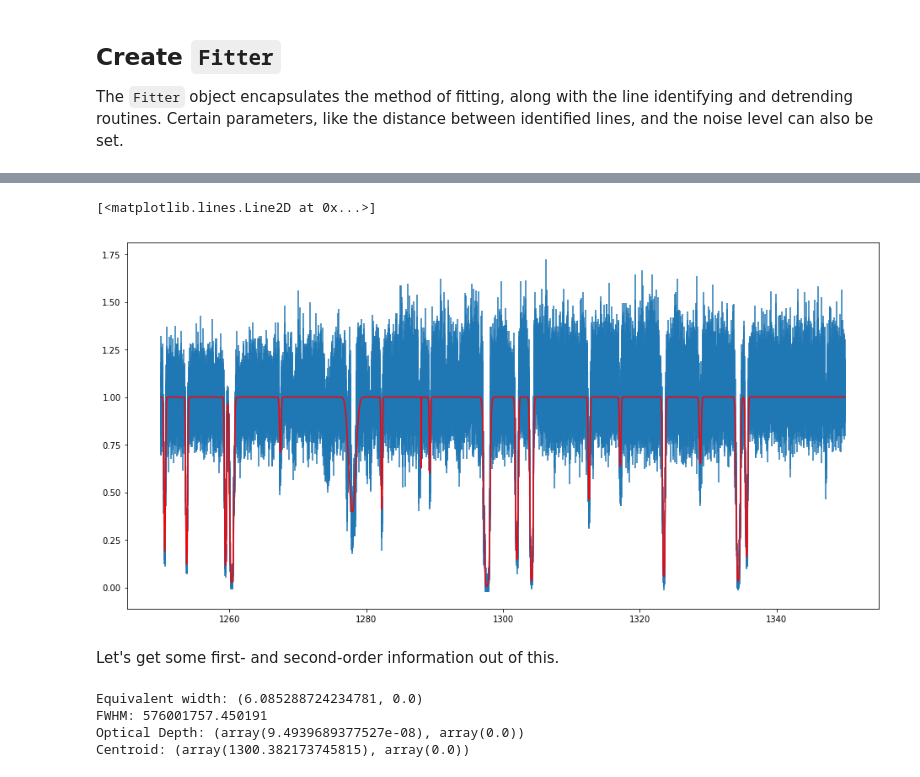
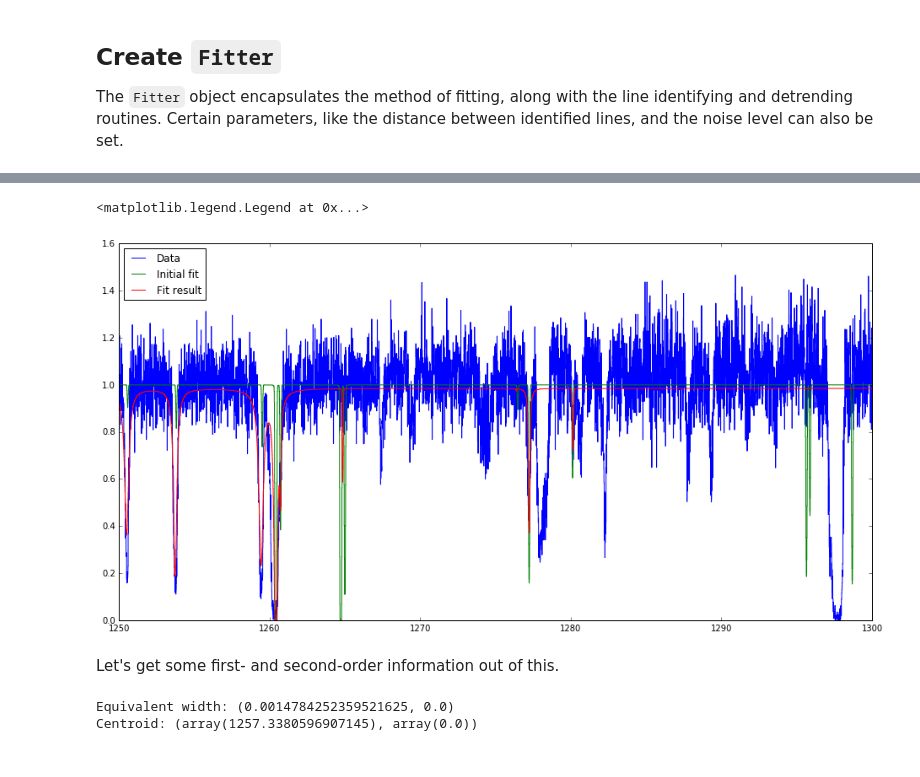
Before and after one commit to MISTY-pipeline/spectacle, a Jupyter notebook: notebooks/Fitting.ipynb, the cells around one changed output, grey strips where cells are left out. Cells and saved outputs as stored; diff of their text form; code cells hidden in the pictures.

```diff
--- a/notebooks/Fitting.ipynb
+++ b/notebooks/Fitting.ipynb
@@ -51,7 +86,8 @@ plt.errorbar(spectrum.dispersion, spectrum.flux, yerr=spectrum.uncertainty)
 The `Fitter` object encapsulates the method of fitting, along with the line identifying and detrending routines. Certain parameters, like the distance between identified lines, and the noise level can also be set.
 # %%
 # Create a fitter. The default fitting routine is a LevMarLSQ.
-fitter = LevMarFitter(noise=2.75)
-result_spectrum = fitter(spectrum)
-print(fitter.fit_info)
+fitter = LevMarLSQFitter()
+
+fit_spec_mod = fitter(spec_mod, spectrum.dispersion, spectrum.data, maxiter=500)
+fitter.fit_info['message']
 # %% [output]
@@ -77,19 +97,23 @@ Length = 135 rows
-# %%
-# Plot the fitted spectrum with the original
-plt.errorbar(spectrum.dispersion, spectrum.flux, yerr=spectrum.uncertainty)
-plt.plot(result_spectrum.dispersion, result_spectrum.flux, color='red', zorder=10)
-# %% [output]
-[<matplotlib.lines.Line2D at 0x...>]
-[figure, removed]
+# %%
+# Call the absorption model with a dispersion array to get a `Spectrum1D` object
+fit_y = fit_spec_mod(spectrum.dispersion)
+
+# Plot the results
+f, (ax1) = plt.subplots()
+
+ax1.step(spectrum.dispersion, spectrum.data, label="Data")
+ax1.step(y.dispersion, y.data, label="Initial fit")
+ax1.step(fit_y.dispersion, fit_y.data, label="Fit result")
+
+plt.legend(loc=0)
+# %% [output]
+<matplotlib.legend.Legend at 0x...>
+[figure, added]
 # %% [markdown]
 Let's get some first- and second-order information out of this.
 # %%
-print("Equivalent width: {}".format(result_spectrum.equivalent_width()))
-print("FWHM: {}".format(result_spectrum.fwhm(1356)))
-print("Optical Depth: {}".format(result_spectrum.optical_depth(1356)))
-print("Centroid: {}".format(result_spectrum.centroid(1356)))
+print("Equivalent width: {}".format(fit_y.equivalent_width()))
+print("Centroid: {}".format(fit_y.centroid(1260)))
 # %% [output]
-Equivalent width: (6.085288724234781, 0.0)
-FWHM: 576001757.450191
-Optical Depth: (array(9.4939689377527e-08), array(0.0))
-Centroid: (array(1300.382173745815), array(0.0))
+Equivalent width: (0.0014784252359521625, 0.0)
+Centroid: (array(1257.3380596907145), array(0.0))
```
Also changed, not shown: parts of 7 cells of this notebook.
